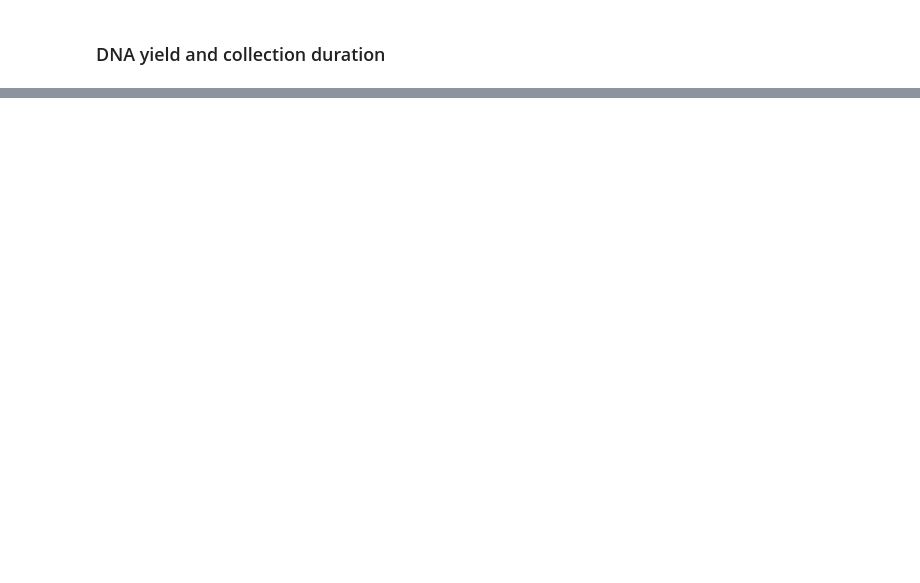
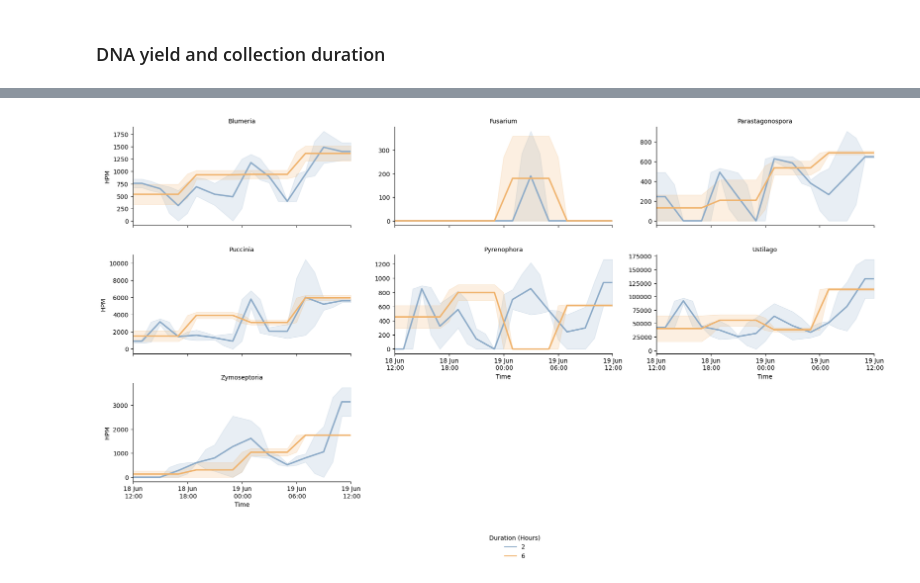
Before and after one commit to Mia-FGB/24hr_analysis, a Jupyter notebook: 24hr_analysis.ipynb, the cells around one changed output, grey strips where cells are left out. Drawn from its saved outputs; the diff is of its cells as text; code cells hidden in the pictures; blank space fills up the shorter version.

Commit message:
Plotting pathogen graphs in the 24hr_analysis script

```diff
--- a/24hr_analysis.ipynb
+++ b/24hr_analysis.ipynb
@@ -13,5 +16,5 @@ Reading in the data & processing
 # %%
-marti_reads = pd.read_csv("/Users/berelsom/Library/CloudStorage/OneDrive-NorwichBioScienceInstitutes/Air_Samples/24_hour/taxa_counts/2024_data/marti_assignments_lca_0.1_all_levels_2025-FEB-4_15-54-7.tsv", sep="\t")
+marti_reads = pd.read_csv("/Users/berelsom/Library/CloudStorage/OneDrive-NorwichBioScienceInstitutes/Air_Samples/24_hour/taxa_counts/2024_data/marti_assignments_lca_0.1_all_levels_2025-FEB-11_9-58-14.tsv", sep="\t")
 
 def process_dataset(data):
     # Select the first 3 columns using indexing
@@ -30,4 +39,9 @@ collections = pd.read_csv("/Users/berelsom/Library/CloudStorage/OneDrive-Norwich
 collections['Start_Time'] = pd.to_datetime(collections['Start_Time'])
 collections['End_Time'] = pd.to_datetime(collections['End_Time'])
 collections['Start_Date'] = collections['Start_Time'].dt.date
+
+contig_stats_24 = pd.read_csv("/Users/berelsom/Library/CloudStorage/OneDrive-NorwichBioScienceInstitutes/Air_Samples/24_hour/metadata/2024_metadata/combined_200k_contig_stats.tsv", sep="\t")
+contig_stats_24['Barcode'] = contig_stats_24['Barcode'].str.extract(r'(\d{2})$').astype(int)
+
+read_numbers = pd.read_csv("/Users/berelsom/Library/CloudStorage/OneDrive-NorwichBioScienceInstitutes/Air_Samples/24_hour/metadata/2024_metadata/read_numbers.tsv", sep="\t")
 # %% [markdown]
@@ -46,3 +60,10 @@ marti_long = marti.melt(
 # Merge the metadata with the long data
 marti_meta = marti_long.merge(collections, left_on='Sample', right_on='Sample_ID')
 marti_meta.drop(columns=['Sample_ID'], inplace=True)
+# marti_meta['Sample'].unique() # Should be 84 in 2024 data (some missing atm due to typos)
+
+# Merge the contig stats with the long data on barcode
+marti_meta = marti_meta.merge(contig_stats_24, left_on='Barcode', right_on='Barcode')
+
+#Merge the read numbers also on Barcode
+marti_meta = marti_meta.merge(read_numbers, left_on='Barcode', right_on='Barcode')
@@ -112,0 +197,6 @@ See the caveats in the documentation: https://pandas.pydata.org/pandas-docs/stab
+# %%
+# Generate hourly timestamps
+pathogen_reads['Hour'] = pathogen_reads.apply(lambda row: pd.date_range(row['Start_Time'], row['End_Time'], freq='H'), axis=1)
+
+# Expand dataset by exploding the Hour column
+expanded_pathogen_reads = pathogen_reads.explode('Hour')
@@ -112,0 +213,67 @@ See the caveats in the documentation: https://pandas.pydata.org/pandas-docs/stab
+# %%
+# Filter the data for June / May
+june_pathogen = expanded_pathogen_reads[(expanded_pathogen_reads['Month'] == 'June')]
+may_pathogen = expanded_pathogen_reads[(expanded_pathogen_reads['Month'] == 'May')]
+
+fungi_species_filter = june_pathogen
+# Sort species alphabetically
+sorted_genus = fungi_species_filter['Name'].sort_values().unique()
+
+# Get the time range of your data
+min_time = fungi_species_filter['Start_Time'].min()
+max_time = fungi_species_filter['End_Time'].max()
+
+# Create a FacetGrid with scatter plots for points and line plots to connect them, faceted by species / Genus
+g = sns.FacetGrid(
+    fungi_species_filter,
+    col="Name",
+    col_wrap=3,
+    col_order=sorted_genus,
+    sharey=False,
+    height = 3,
+    aspect = 2,
+)
+
+# Create line plots within each facet (connecting lines)
+g.map_dataframe(
+    sns.lineplot,
+    x="Hour",  # For expanded pathogen data
+    y="HPM",
+    hue="Duration_Hrs",
+    palette={2: '#8DABC8', 6: '#F0B36D'},
+    linewidth=2.5  # Set the desired line width
+)
+
+#Think it looks better without these
+# g.map_dataframe(
+#     sns.scatterplot,
+#     x="Hour",
+#     y="HPM",
+#     s=20,
+#     hue="Duration_Hrs",
+#     palette={2: '#8DABC8', 6: '#F0B36D'},
+#     legend=False
+# )
+
+# Set x-axis properties for each subplot
+g.set_axis_labels("Time", "HPM")
+g.set_titles("{col_name}", fontweight = 'medium', fontsize = 50)  # Set titles based on species
+
+# Set x-axis properties for all subplots
+for ax in g.axes.flat:
+    ax.xaxis.set_major_locator(HourLocator(interval=6))  # Set 6-hourly intervals
+    ax.xaxis.set_major_formatter(DateFormatter('%d %b\n %H:%M'))  # Format x-axis to show day and hours:minutes
+    # ax.tick_params(axis='x', rotation=60)  # Rotate x-axis labels for better readability
+
+    # Set x-axis limits from min_time to max_time
+    ax.set_xlim([min_time, max_time])
+
+# Adjust space between plots
+g.figure.subplots_adjust(wspace=0.2, hspace=0.3)  # Adjust the width and height space between subplots
+
+# Add legend to the bottom right
+g.add_legend(title='Duration (Hours)', bbox_to_anchor=(0.5, -0.1), loc='center')
+plt.figsize=(15, 10)
+# plt.savefig('../Graphs/pathogen_graphs/June_2024_24_all_pathogens.svg')
+# %% [output]
+[figure, added]
```
Also changed, not shown: parts of 16 cells of this notebook, 2 other files.
